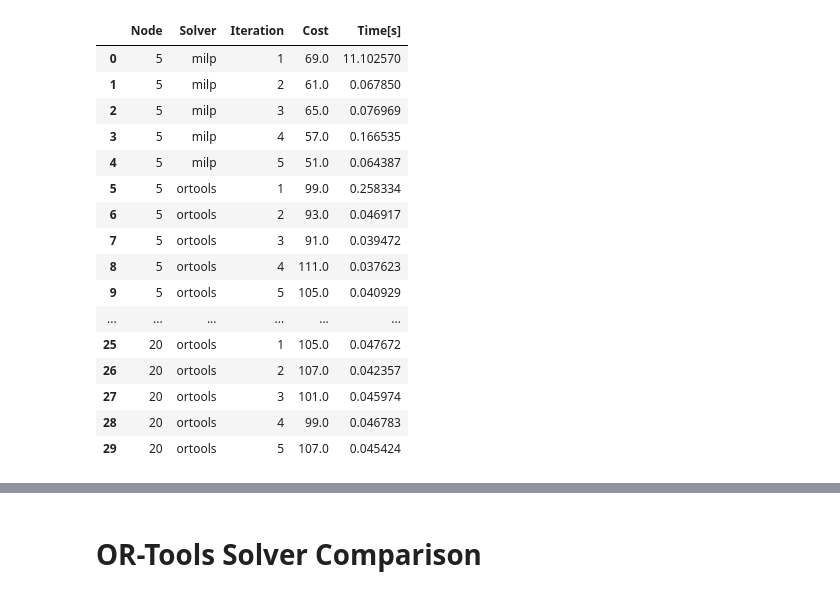
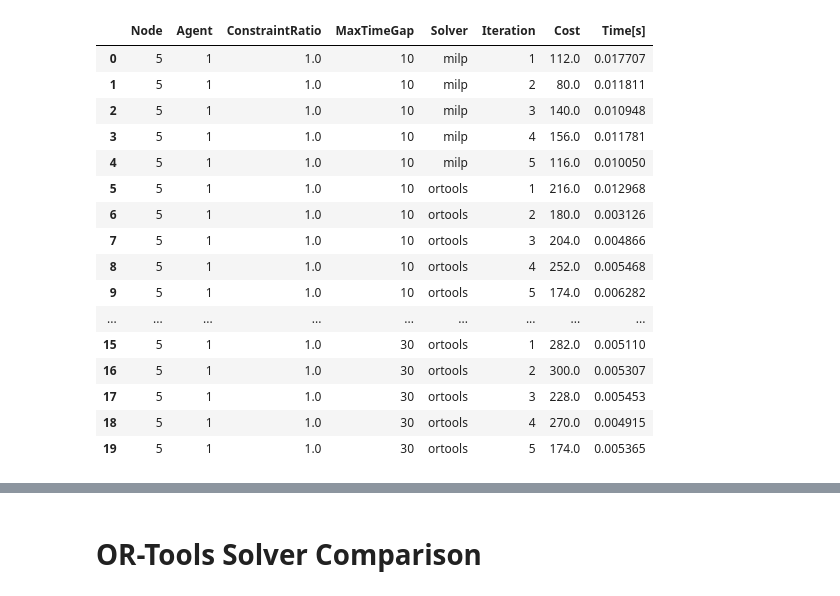
Before and after one commit to watakandai/specless, a Jupyter notebook: examples/VisitMultiColoredLocations/plot.ipynb, the cells around one changed output, grey strips where cells are left out. Drawn from its saved outputs; the diff is of its cells as text; code cells hidden in the pictures.

```diff
--- a/examples/VisitMultiColoredLocations/plot.ipynb
+++ b/examples/VisitMultiColoredLocations/plot.ipynb
@@ -4,26 +5,26 @@ import copy
 import matplotlib.pyplot as plt
 from matplotlib.ticker import NullFormatter
 # %%
-df_original = pd.read_csv("main.csv").drop(columns=["Tours"])
+df_original = pd.read_csv("main_with_tpo.csv").drop(columns=["Tours"])
 df_original.head(20)
 # %% [output]
-|  | Node | Solver | Iteration | Cost | Time[s] |
-| 0 | 5 | milp | 1 | 69.0 | 11.102570 |
-| 1 | 5 | milp | 2 | 61.0 | 0.067850 |
-| 2 | 5 | milp | 3 | 65.0 | 0.076969 |
-| 3 | 5 | milp | 4 | 57.0 | 0.166535 |
-| 4 | 5 | milp | 5 | 51.0 | 0.064387 |
-| 5 | 5 | ortools | 1 | 99.0 | 0.258334 |
-| 6 | 5 | ortools | 2 | 93.0 | 0.046917 |
-| 7 | 5 | ortools | 3 | 91.0 | 0.039472 |
-| 8 | 5 | ortools | 4 | 111.0 | 0.037623 |
-| 9 | 5 | ortools | 5 | 105.0 | 0.040929 |
-| ... | ... | ... | ... | ... | ... |
-| 25 | 20 | ortools | 1 | 105.0 | 0.047672 |
-| 26 | 20 | ortools | 2 | 107.0 | 0.042357 |
-| 27 | 20 | ortools | 3 | 101.0 | 0.045974 |
-| 28 | 20 | ortools | 4 | 99.0 | 0.046783 |
-| 29 | 20 | ortools | 5 | 107.0 | 0.045424 |
+|  | Node | Agent | ConstraintRatio | MaxTimeGap | Solver | Iteration | Cost | Time[s] |
+| 0 | 5 | 1 | 1.0 | 10 | milp | 1 | 112.0 | 0.017707 |
+| 1 | 5 | 1 | 1.0 | 10 | milp | 2 | 80.0 | 0.011811 |
+| 2 | 5 | 1 | 1.0 | 10 | milp | 3 | 140.0 | 0.010948 |
+| 3 | 5 | 1 | 1.0 | 10 | milp | 4 | 156.0 | 0.011781 |
+| 4 | 5 | 1 | 1.0 | 10 | milp | 5 | 116.0 | 0.010050 |
+| 5 | 5 | 1 | 1.0 | 10 | ortools | 1 | 216.0 | 0.012968 |
+| 6 | 5 | 1 | 1.0 | 10 | ortools | 2 | 180.0 | 0.003126 |
+| 7 | 5 | 1 | 1.0 | 10 | ortools | 3 | 204.0 | 0.004866 |
+| 8 | 5 | 1 | 1.0 | 10 | ortools | 4 | 252.0 | 0.005468 |
+| 9 | 5 | 1 | 1.0 | 10 | ortools | 5 | 174.0 | 0.006282 |
+| ... | ... | ... | ... | ... | ... | ... | ... | ... |
+| 15 | 5 | 1 | 1.0 | 30 | ortools | 1 | 282.0 | 0.005110 |
+| 16 | 5 | 1 | 1.0 | 30 | ortools | 2 | 300.0 | 0.005307 |
+| 17 | 5 | 1 | 1.0 | 30 | ortools | 3 | 228.0 | 0.005453 |
+| 18 | 5 | 1 | 1.0 | 30 | ortools | 4 | 270.0 | 0.004915 |
+| 19 | 5 | 1 | 1.0 | 30 | ortools | 5 | 174.0 | 0.005365 |
 # %%
 # Replace the time of the rows whose costs are infinite
 ### Inplace
```
Also changed, not shown: parts of 16 cells of this notebook, 11 other files.
